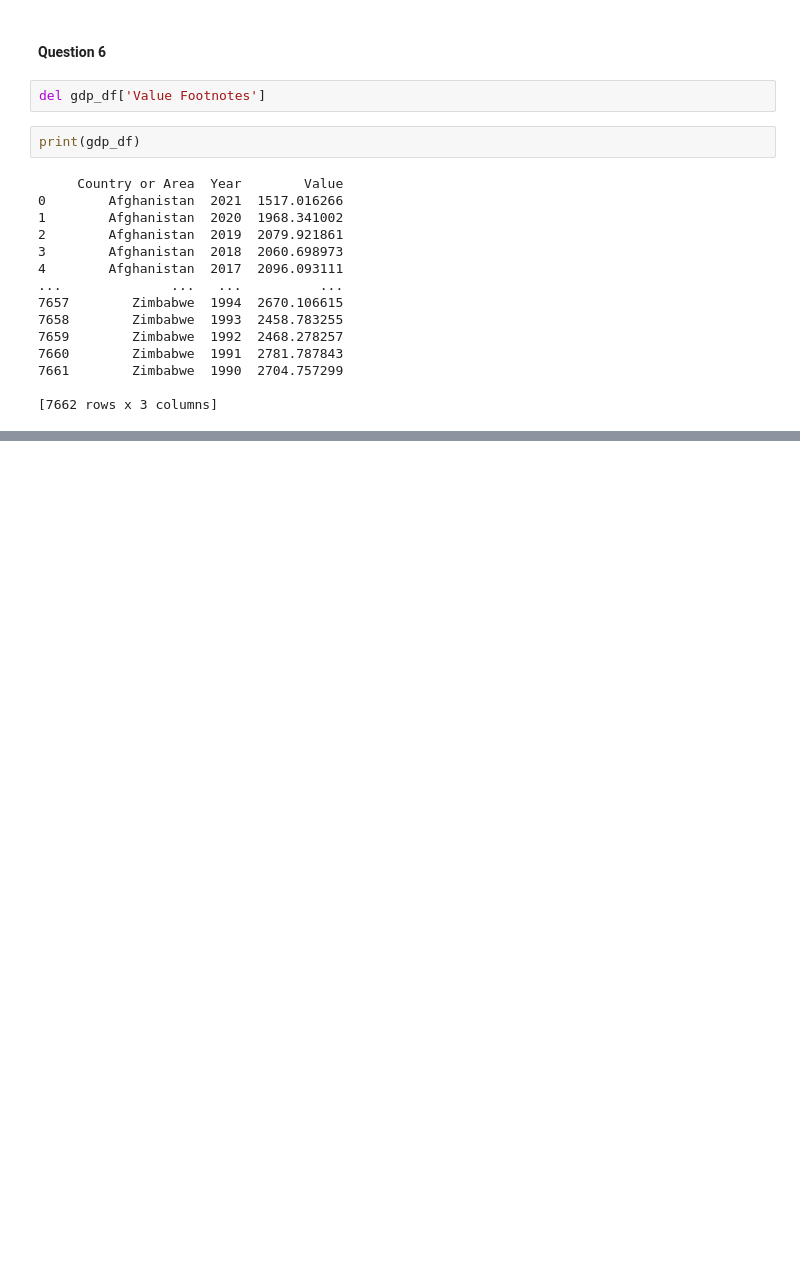
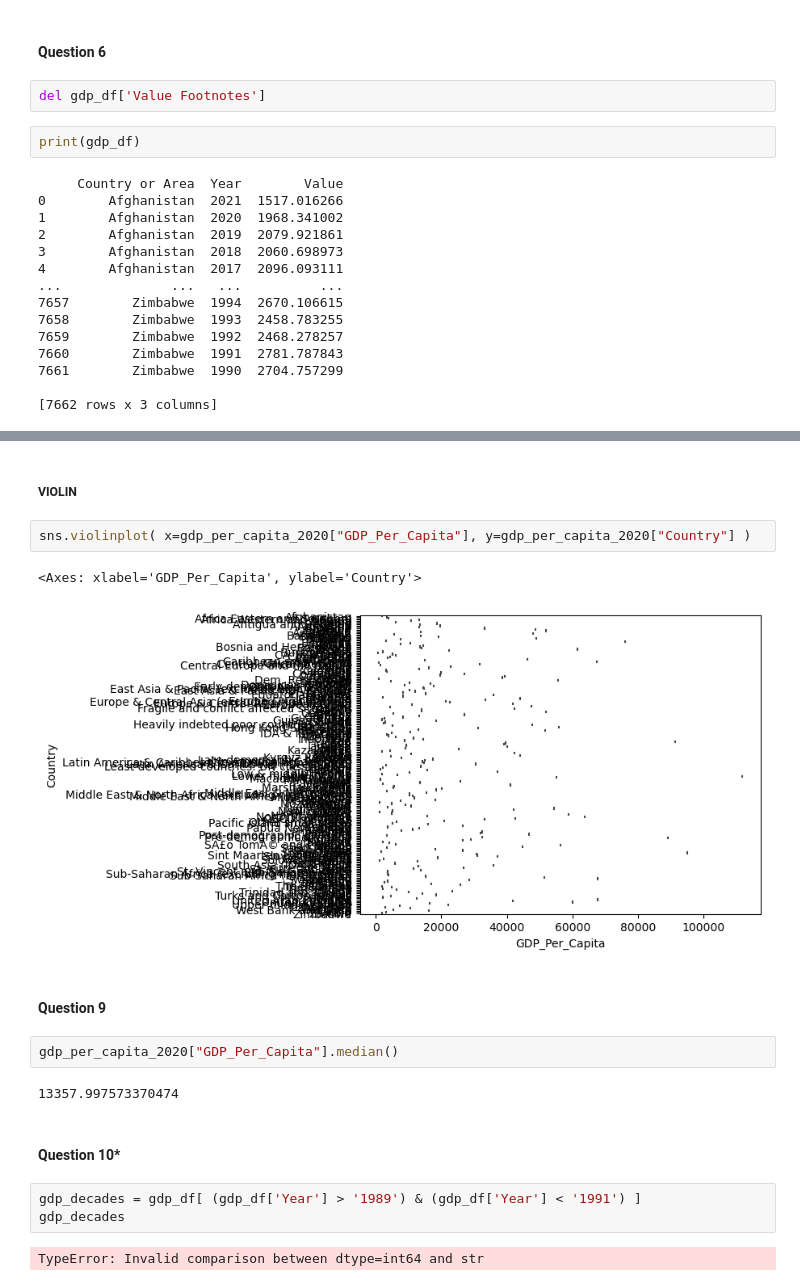
Before and after one commit to NSS-Data-Analytics-Cohort-11/undata-barbsjean, a Jupyter notebook: notebook/UN_data_analysis_DA11.ipynb, the cells around one changed output, grey strips where cells are left out. Cells and saved outputs as stored; diff of their text form; blank space fills up the shorter version.

```diff
--- a/notebook/UN_data_analysis_DA11.ipynb
+++ b/notebook/UN_data_analysis_DA11.ipynb
@@ -74,0 +134,20 @@ gdp_df.rename(columns={'Country or Area' : 'Country', 'Value' : 'GDP_Per_Capita'
+# %% [markdown]
+##### VIOLIN
+# %%
+sns.violinplot( x=gdp_per_capita_2020["GDP_Per_Capita"], y=gdp_per_capita_2020["Country"] )
+# %% [output]
+<Axes: xlabel='GDP_Per_Capita', ylabel='Country'>
+[figure, added]
+# %% [markdown]
+#### Question 9
+# %%
+gdp_per_capita_2020["GDP_Per_Capita"].median()
+# %% [output]
+13357.997573370474
+# %% [markdown]
+#### Question 10*
+# %%
+gdp_decades = gdp_df[ (gdp_df['Year'] > '1989') & (gdp_df['Year'] < '1991') ]
+gdp_decades
+# %% [output]
+TypeError: Invalid comparison between dtype=int64 and str
```
Also changed, not shown: parts of 18 cells of this notebook.
